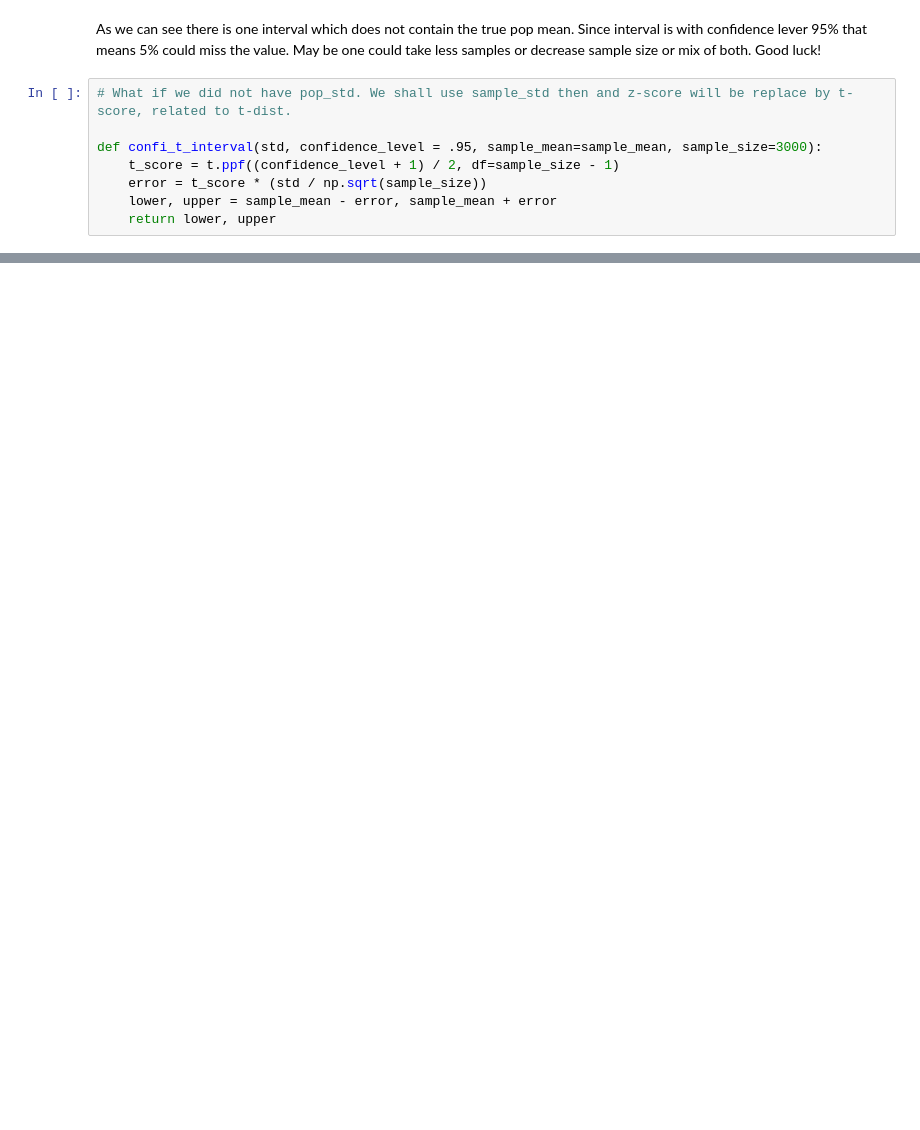
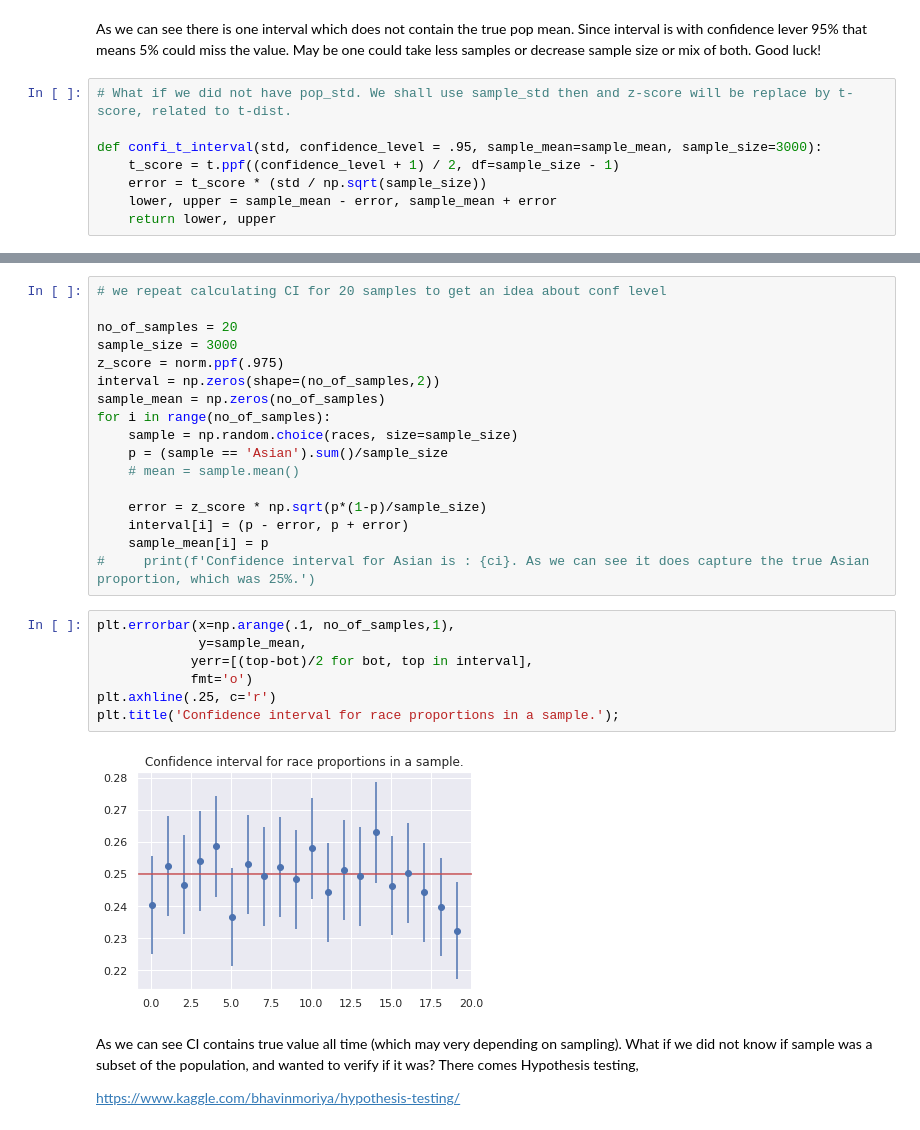
Before and after one commit to bhavinmoriya/Miscellaneous, a Jupyter notebook: sample-to-represent-population.ipynb, the cells around one changed output, grey strips where cells are left out. Drawn from its saved outputs; the diff is of its cells as text; blank space fills up the shorter version.

```diff
--- a/sample-to-represent-population.ipynb
+++ b/sample-to-represent-population.ipynb
@@ -169,0 +210,30 @@ Still we seem to get good results. Play with sample size!
+# %%
+# we repeat calculating CI for 20 samples to get an idea about conf level
+
+no_of_samples = 20
+sample_size = 3000
+z_score = norm.ppf(.975)
+interval = np.zeros(shape=(no_of_samples,2))
+sample_mean = np.zeros(no_of_samples)
+for i in range(no_of_samples):
+    sample = np.random.choice(races, size=sample_size)
+    p = (sample == 'Asian').sum()/sample_size
+    # mean = sample.mean()
+
+    error = z_score * np.sqrt(p*(1-p)/sample_size)
+    interval[i] = (p - error, p + error)
+    sample_mean[i] = p
+#     print(f'Confidence interval for Asian is : {ci}. As we can see it does capture the true Asian proportion, which was 25%.')
+# %%
+plt.errorbar(x=np.arange(.1, no_of_samples,1),
+             y=sample_mean,
+            yerr=[(top-bot)/2 for bot, top in interval],
+            fmt='o')
+plt.axhline(.25, c='r')
+plt.title('Confidence interval for race proportions in a sample.');
+# %% [output]
+[figure, added]
+# %% [markdown]
+As we can see CI contains true value all time (which may very depending on sampling). What if we did not know if sample was a subset of the population, and wanted to verify if it was? There comes Hypothesis testing,
+
+https://www.kaggle.com/bhavinmoriya/hypothesis-testing/
```
Also changed, not shown: parts of 15 cells of this notebook.
